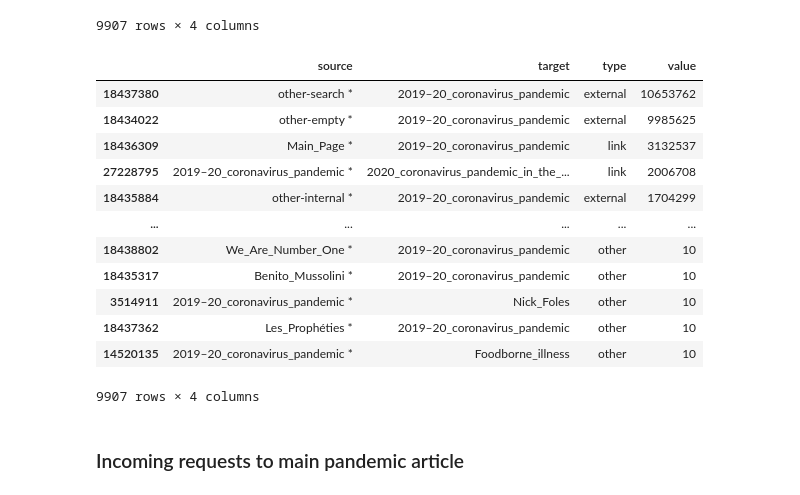
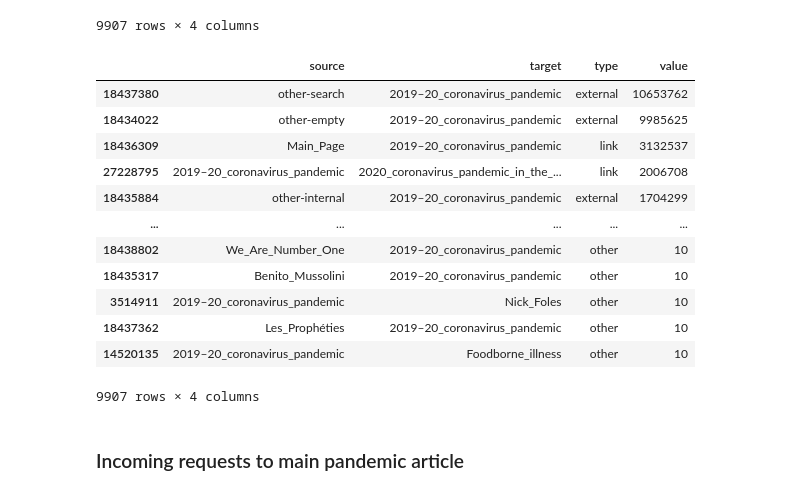
Before and after one commit to 01fade/wikipedia-clickstream, a Jupyter notebook: clickstream_exploration.ipynb, the cells around one changed output. Cells and saved outputs as stored; diff of their text form; code cells hidden in the pictures.

Commit message:
data processing that adds only an asterisk to a target that also exists as a source to render sankey chart properly

```diff
--- a/clickstream_exploration.ipynb
+++ b/clickstream_exploration.ipynb
@@ -78,24 +78,29 @@ coronaDf.sort_values('n', ascending=False)
 # %%
 exportCov = coronaDf
 exportCov.columns = ["source", "target", "type", "value"]
 exportCov = exportCov.sort_values('value', ascending=False)
-exportCov['source'] = exportCov['source'] + " *"
+targetsAlsoSources = []
+for i, row in enumerate(exportCov.itertuples(), 1):
+    #row[2] is target, [1] is source, [0] is index
+    if exportCov.loc[exportCov['source'] == row[2]].count()['source'] > 0 and row[2] != '2019–20_coronavirus_pandemic':
+        targetsAlsoSources.append(row[2])
+exportCov.loc[exportCov['target'].isin(targetsAlsoSources), 'target'] = exportCov['target'] + " *"
 exportCov.to_csv("InOut_2019–20_coronavirus_pandemic.tsv", index=False, sep="\t" )
 exportCov[:100].to_csv("InOutTop100_2019–20_coronavirus_pandemic.tsv", index=False, sep="\t" )
 exportCov
 # %% [output]
 |  | source | target | type | value |
-| 18437380 | other-search * | 2019–20_coronavirus_pandemic | external | 10653762 |
-| 18434022 | other-empty * | 2019–20_coronavirus_pandemic | external | 9985625 |
-| 18436309 | Main_Page * | 2019–20_coronavirus_pandemic | link | 3132537 |
-| 27228795 | 2019–20_coronavirus_pandemic * | 2020_coronavirus_pandemic_in_the_... | link | 2006708 |
-| 18435884 | other-internal * | 2019–20_coronavirus_pandemic | external | 1704299 |
+| 18437380 | other-search | 2019–20_coronavirus_pandemic | external | 10653762 |
+| 18434022 | other-empty | 2019–20_coronavirus_pandemic | external | 9985625 |
+| 18436309 | Main_Page | 2019–20_coronavirus_pandemic | link | 3132537 |
+| 27228795 | 2019–20_coronavirus_pandemic | 2020_coronavirus_pandemic_in_the_... | link | 2006708 |
+| 18435884 | other-internal | 2019–20_coronavirus_pandemic | external | 1704299 |
 | ... | ... | ... | ... | ... |
-| 18438802 | We_Are_Number_One * | 2019–20_coronavirus_pandemic | other | 10 |
-| 18435317 | Benito_Mussolini * | 2019–20_coronavirus_pandemic | other | 10 |
-| 3514911 | 2019–20_coronavirus_pandemic * | Nick_Foles | other | 10 |
-| 18437362 | Les_Prophéties * | 2019–20_coronavirus_pandemic | other | 10 |
-| 14520135 | 2019–20_coronavirus_pandemic * | Foodborne_illness | other | 10 |
+| 18438802 | We_Are_Number_One | 2019–20_coronavirus_pandemic | other | 10 |
+| 18435317 | Benito_Mussolini | 2019–20_coronavirus_pandemic | other | 10 |
+| 3514911 | 2019–20_coronavirus_pandemic | Nick_Foles | other | 10 |
+| 18437362 | Les_Prophéties | 2019–20_coronavirus_pandemic | other | 10 |
+| 14520135 | 2019–20_coronavirus_pandemic | Foodborne_illness | other | 10 |
 9907 rows × 4 columns
 # %% [markdown]
 ### Incoming requests to main pandemic article
```
Also changed, not shown: parts of 3 cells of this notebook, 3 other files.
